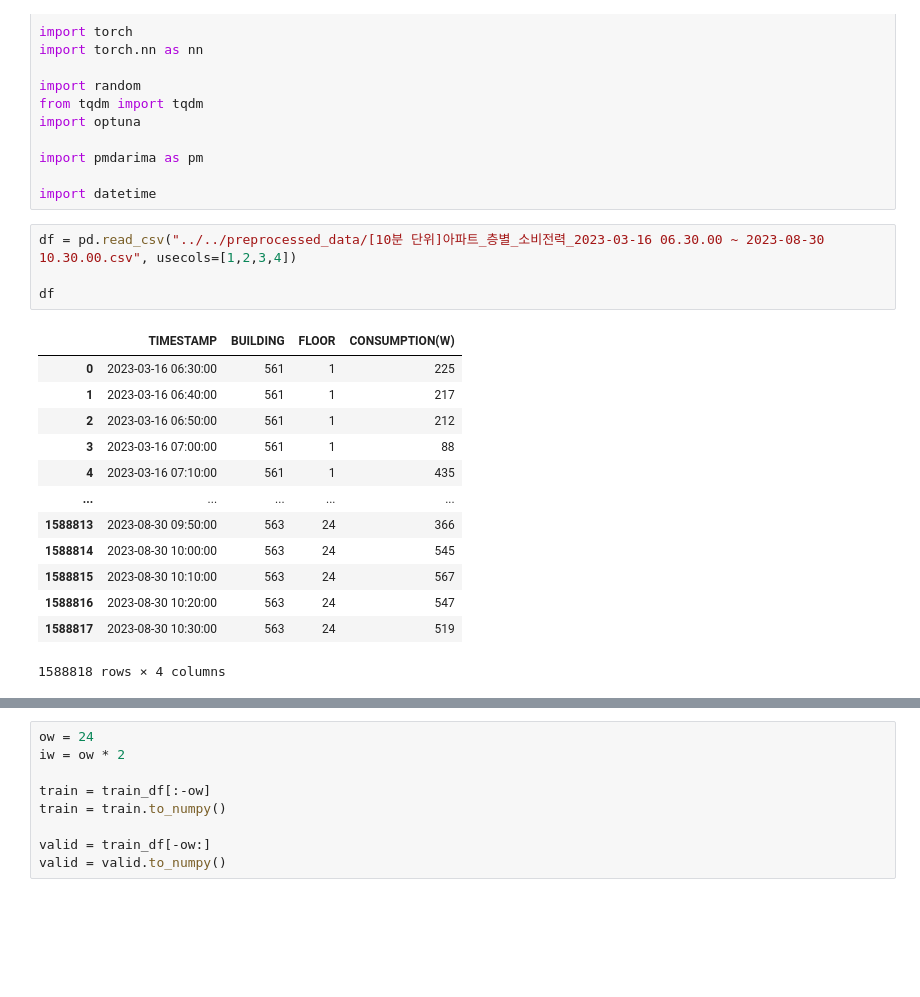
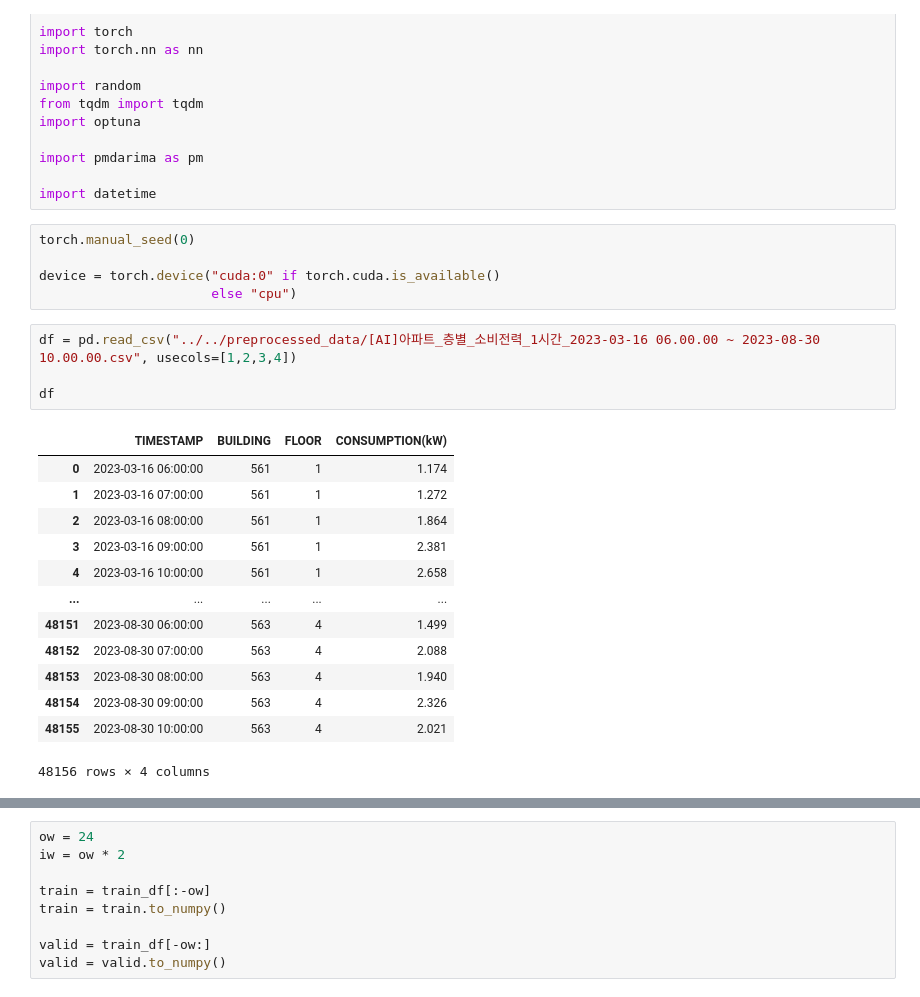
Before and after one commit to youngseonseo/BEMS, a Jupyter notebook: ai/floor_prediction/floor_lstm.ipynb, the cells around one changed output, grey strips where cells are left out. Cells and saved outputs as stored; diff of their text form; blank space fills up the shorter version.

```diff
--- a/ai/floor_prediction/floor_lstm.ipynb
+++ b/ai/floor_prediction/floor_lstm.ipynb
@@ -16,23 +16,28 @@ import optuna
 import pmdarima as pm
 
 import datetime
+# %%
+torch.manual_seed(0)
+
+device = torch.device("cuda:0" if torch.cuda.is_available()
+                      else "cpu")
 # %%
-df = pd.read_csv("../../preprocessed_data/[10분 단위]아파트_층별_소비전력_2023-03-16 06.30.00 ~ 2023-08-30 10.30.00.csv", usecols=[1,2,3,4])
+df = pd.read_csv("../../preprocessed_data/[AI]아파트_층별_소비전력_1시간_2023-03-16 06.00.00 ~ 2023-08-30 10.00.00.csv", usecols=[1,2,3,4])
 
 df
 # %% [output]
-|  | TIMESTAMP | BUILDING | FLOOR | CONSUMPTION(W) |
-| 0 | 2023-03-16 06:30:00 | 561 | 1 | 225 |
-| 1 | 2023-03-16 06:40:00 | 561 | 1 | 217 |
-| 2 | 2023-03-16 06:50:00 | 561 | 1 | 212 |
-| 3 | 2023-03-16 07:00:00 | 561 | 1 | 88 |
-| 4 | 2023-03-16 07:10:00 | 561 | 1 | 435 |
+|  | TIMESTAMP | BUILDING | FLOOR | CONSUMPTION(kW) |
+| 0 | 2023-03-16 06:00:00 | 561 | 1 | 1.174 |
+| 1 | 2023-03-16 07:00:00 | 561 | 1 | 1.272 |
+| 2 | 2023-03-16 08:00:00 | 561 | 1 | 1.864 |
+| 3 | 2023-03-16 09:00:00 | 561 | 1 | 2.381 |
+| 4 | 2023-03-16 10:00:00 | 561 | 1 | 2.658 |
 | ... | ... | ... | ... | ... |
-| 1588813 | 2023-08-30 09:50:00 | 563 | 24 | 366 |
-| 1588814 | 2023-08-30 10:00:00 | 563 | 24 | 545 |
-| 1588815 | 2023-08-30 10:10:00 | 563 | 24 | 567 |
-| 1588816 | 2023-08-30 10:20:00 | 563 | 24 | 547 |
-| 1588817 | 2023-08-30 10:30:00 | 563 | 24 | 519 |
+| 48151 | 2023-08-30 06:00:00 | 563 | 4 | 1.499 |
+| 48152 | 2023-08-30 07:00:00 | 563 | 4 | 2.088 |
+| 48153 | 2023-08-30 08:00:00 | 563 | 4 | 1.940 |
+| 48154 | 2023-08-30 09:00:00 | 563 | 4 | 2.326 |
+| 48155 | 2023-08-30 10:00:00 | 563 | 4 | 2.021 |
-1588818 rows × 4 columns
+48156 rows × 4 columns
 # %%
 df_561_1 = df.query("`BUILDING` == 561 and `FLOOR` == 1")
```
Also changed, not shown: parts of 33 cells of this notebook.
